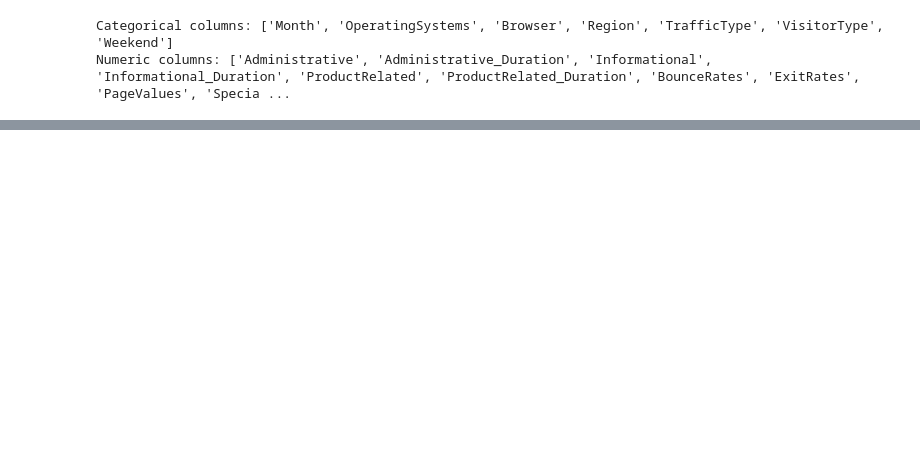
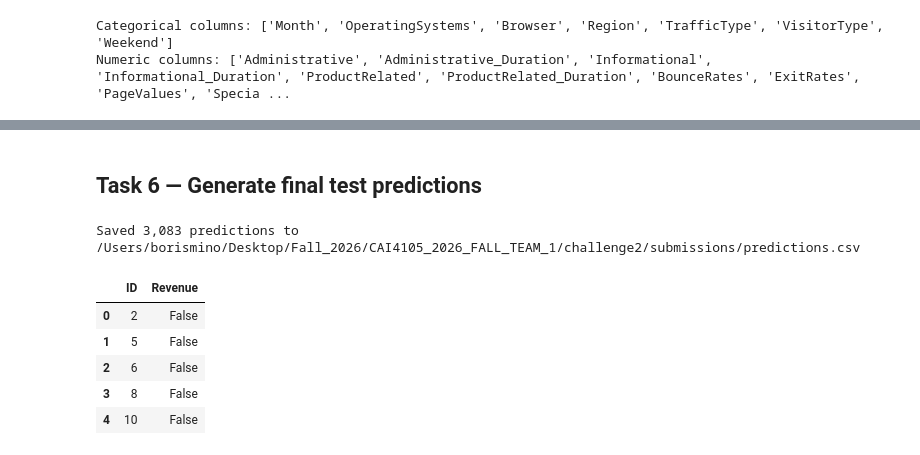
Before and after one commit to StBoris04/CAI4105_2026_FALL_TEAM_1, a Jupyter notebook: challenge2/models/purchase_prediction.ipynb, the cells around one changed output, grey strips where cells are left out. Saved outputs shown, nothing was run; the diff lists cells and outputs as text; code cells hidden in the pictures; blank space fills up the shorter version.

```diff
--- a/challenge2/models/purchase_prediction.ipynb
+++ b/challenge2/models/purchase_prediction.ipynb
@@ -214,0 +286,19 @@ Tasks 3–6 will add the seven required classifiers, a comparison table, Grid Se
+# %%
+comparison_df = pd.concat([baseline_df, tuned_df], ignore_index=True, sort=False)
+display(comparison_df.sort_values('CV_F1', ascending=False).reset_index(drop=True).round(4))
+
+final_model_name = tuned_df.iloc[0]['Model']
+final_model = clone(searches[final_model_name].best_estimator_)
+print(f'Selected model: {final_model_name}')
+print('Best parameters:', searches[final_model_name].best_params_)
+
+# Out-of-fold predictions describe validation performance at the estimator's default threshold.
+oof_predictions = cross_val_predict(final_model, X, y, cv=cv, method='predict', n_jobs=-1)
+matrix = confusion_matrix(y, oof_predictions, labels=[False, True])
+print('Out-of-fold confusion matrix [[TN, FP], [FN, TP]]:')
+print(matrix)
+print(classification_report(y, oof_predictions, target_names=['Revenue=False', 'Revenue=True'], digits=4))
+ConfusionMatrixDisplay(matrix, display_labels=['False', 'True']).plot(cmap='Blues', colorbar=False)
+plt.title(f'{final_model_name}: out-of-fold predictions'); plt.show()
+
+print('Final selection rationale should cite CV F1, its variation, F1 gap, fit time, and model complexity.')
@@ -214,0 +333,36 @@ Tasks 3–6 will add the seven required classifiers, a comparison table, Grid Se
+# %% [markdown]
+## Task 6 — Generate final test predictions
+# %%
+# The test CSV is loaded only now, after the final model has been selected.
+df_test = pd.read_csv(PROJECT_ROOT / 'data' / 'challenge2_test.csv')
+assert ID_COLUMN in df_test.columns and TARGET not in df_test.columns
+assert df_test[ID_COLUMN].is_unique and df_test[ID_COLUMN].notna().all()
+X_test = df_test.drop(columns=ID_COLUMN)
+assert list(X_test.columns) == list(X.columns), 'Test predictors must match training predictors.'
+
+final_model.fit(X, y)
+test_predictions = final_model.predict(X_test).astype(bool)
+submission = pd.DataFrame({
+    ID_COLUMN: df_test[ID_COLUMN].to_numpy(),
+    TARGET: np.where(test_predictions, 'True', 'False'),
+})
+
+output_path = PROJECT_ROOT / 'submissions' / 'predictions.csv'
+output_path.parent.mkdir(parents=True, exist_ok=True)
+submission.to_csv(output_path, index=False)
+
+assert submission.columns.tolist() == [ID_COLUMN, TARGET]
+assert len(submission) == len(df_test)
+assert submission[ID_COLUMN].equals(df_test[ID_COLUMN].reset_index(drop=True))
+assert submission[ID_COLUMN].is_unique
+assert submission[TARGET].isin(['True', 'False']).all()
+print(f'Saved {len(submission):,} predictions to {output_path}')
+display(submission.head())
+# %% [output]
+Saved 3,083 predictions to /Users/borismino/Desktop/Fall_2026/CAI4105_2026_FALL_TEAM_1/challenge2/submissions/predictions.csv
+|  | ID | Revenue |
+| 0 | 2 | False |
+| 1 | 5 | False |
+| 2 | 6 | False |
+| 3 | 8 | False |
+| 4 | 10 | False |
```
Also changed, not shown: parts of 18 cells of this notebook, 3 other files.
